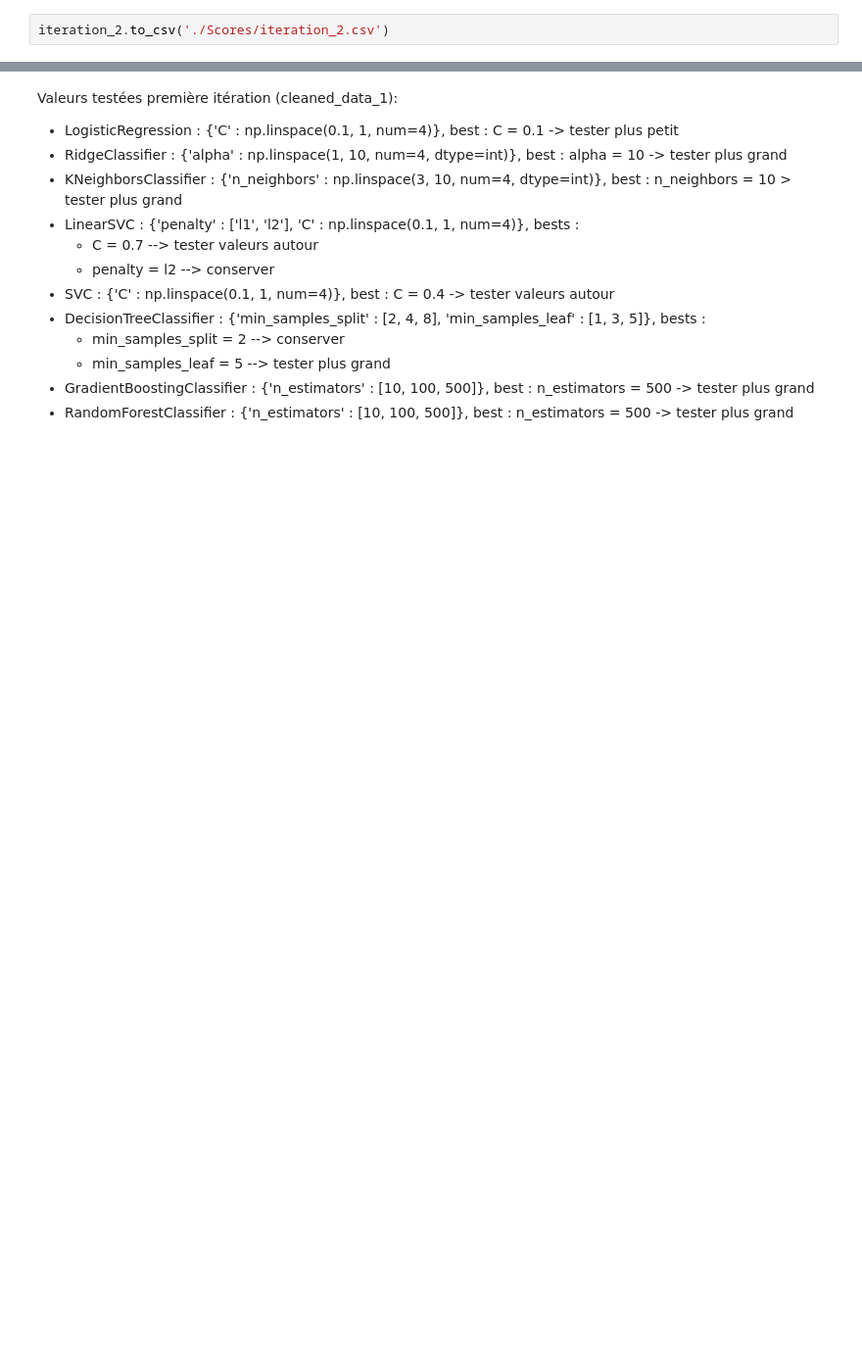
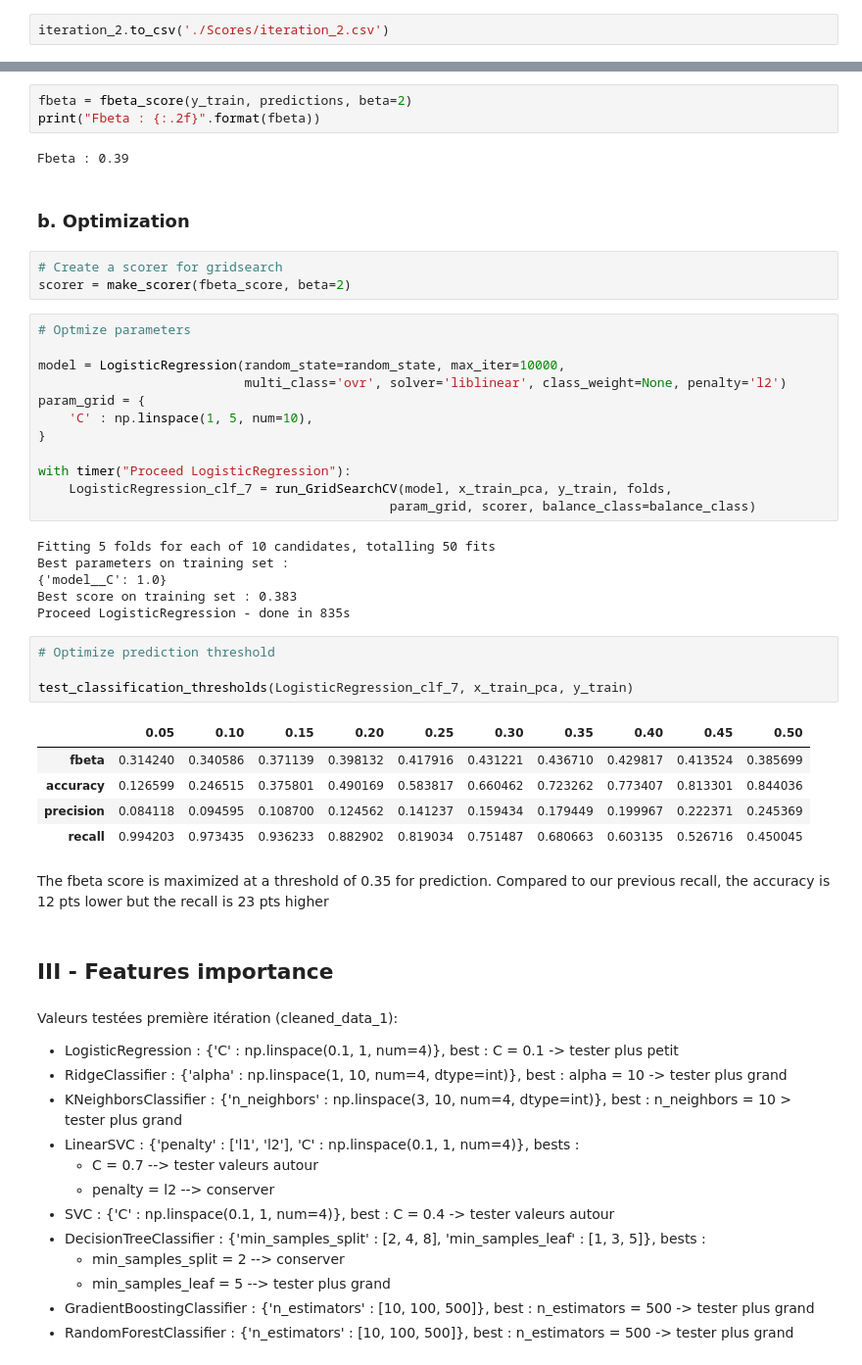
Before and after one commit to RobinPbt/P7-Openclassrooms, a Jupyter notebook: P7_modeling.ipynb, the cells around one changed output, grey strips where cells are left out. Shown: that part at 98% size. Cells and saved outputs as stored; diff of their text form; blank space fills up the shorter version.

```diff
--- a/P7_modeling.ipynb
+++ b/P7_modeling.ipynb
@@ -743,3 +823,45 @@ Name: best_score_ : roc_auc, dtype: object
+# %%
+fbeta = fbeta_score(y_train, predictions, beta=2)
+print("Fbeta : {:.2f}".format(fbeta))
+# %% [output]
+Fbeta : 0.39
+# %% [markdown]
+### b. Optimization
+# %%
+# Create a scorer for gridsearch
+scorer = make_scorer(fbeta_score, beta=2)
+# %%
+# Optmize parameters
+
+model = LogisticRegression(random_state=random_state, max_iter=10000,
+                           multi_class='ovr', solver='liblinear', class_weight=None, penalty='l2')
+param_grid = {
+    'C' : np.linspace(1, 5, num=10),
+}
+
+with timer("Proceed LogisticRegression"):
+    LogisticRegression_clf_7 = run_GridSearchCV(model, x_train_pca, y_train, folds,
+                                              param_grid, scorer, balance_class=balance_class)
+# %% [output]
+Fitting 5 folds for each of 10 candidates, totalling 50 fits
+Best parameters on training set :
+{'model__C': 1.0}
+Best score on training set : 0.383
+Proceed LogisticRegression - done in 835s
+# %%
+# Optimize prediction threshold
+
+test_classification_thresholds(LogisticRegression_clf_7, x_train_pca, y_train)
+# %% [output]
+|  | 0.05 | 0.10 | 0.15 | 0.20 | 0.25 | 0.30 | 0.35 | 0.40 | 0.45 | 0.50 |
+| fbeta | 0.314240 | 0.340586 | 0.371139 | 0.398132 | 0.417916 | 0.431221 | 0.436710 | 0.429817 | 0.413524 | 0.385699 |
+| accuracy | 0.126599 | 0.246515 | 0.375801 | 0.490169 | 0.583817 | 0.660462 | 0.723262 | 0.773407 | 0.813301 | 0.844036 |
+| precision | 0.084118 | 0.094595 | 0.108700 | 0.124562 | 0.141237 | 0.159434 | 0.179449 | 0.199967 | 0.222371 | 0.245369 |
+| recall | 0.994203 | 0.973435 | 0.936233 | 0.882902 | 0.819034 | 0.751487 | 0.680663 | 0.603135 | 0.526716 | 0.450045 |
+# %% [markdown]
+The fbeta score is maximized at a threshold of 0.35 for prediction. Compared to our previous recall, the accuracy is 12 pts lower but the recall is 23 pts higher
+# %% [markdown]
+## III - Features importance <a class="anchor" id="21-bullet"></a>
 # %% [markdown]
 Valeurs testées première itération (cleaned_data_1):
 - LogisticRegression : {'C' : np.linspace(0.1, 1, num=4)}, best : C = 0.1 -> tester plus petit
```
Also changed, not shown: parts of 78 cells of this notebook, 1 other file.
